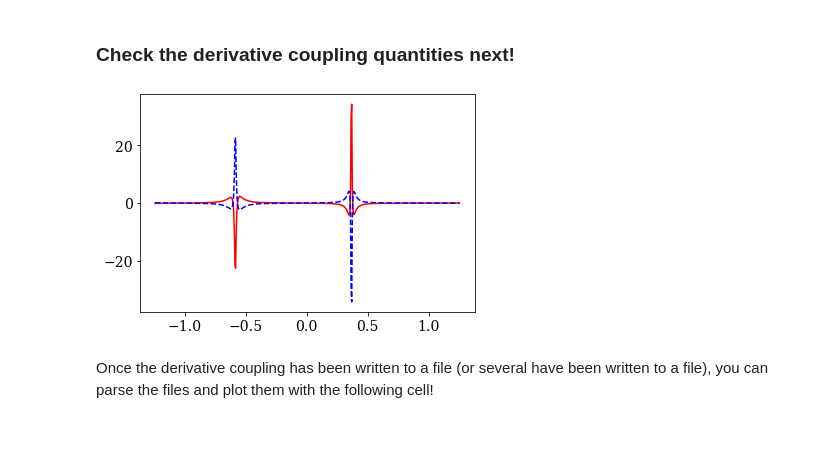
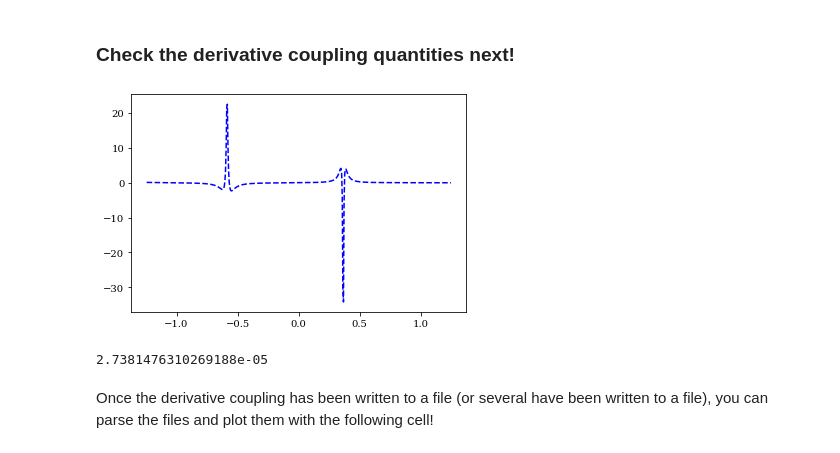
Before and after one commit to FoleyLab/PyCQED, a Jupyter notebook: Plot_PES.ipynb, the cells around one changed output. Saved outputs shown, nothing was run; the diff lists cells and outputs as text; code cells hidden in the pictures.

```diff
--- a/Plot_PES.ipynb
+++ b/Plot_PES.ipynb
@@ -141,18 +135,21 @@ plt.show()
 # %%
 dc = np.loadtxt(dc_fn,dtype=complex)
 spline_axis = np.real(dc[:,0])
 
 re_dc_23_spline = InterpolatedUnivariateSpline(spline_axis, np.real(dc[:,1]), k=3)
 im_dc_23_spline = InterpolatedUnivariateSpline(spline_axis, np.imag(dc[:,1]), k=3)
 
 re_dc_32_spline = InterpolatedUnivariateSpline(spline_axis, np.real(dc[:,2]), k=3)
 im_dc_32_spline = InterpolatedUnivariateSpline(spline_axis, np.imag(dc[:,2]), k=3)
 
-plt.plot(spline_axis, re_dc_23_spline(spline_axis), 'red')
+#plt.plot(spline_axis, im_dc_23_spline(spline_axis), 'red')
 plt.plot(spline_axis, re_dc_32_spline(spline_axis), 'b--')
 plt.show()
+polt.Initialize_Phase_Space()
+print(polt.V)
 # %% [output]
-[figure, old version]
+[figure, new version]
+2.7381476310269188e-05
 # %% [markdown]
 Once the derivative coupling has been written to a file (or several have been written to a file), you can parse the files and plot them with the following cell!
 # %%
```
Also changed, not shown: parts of 6 cells of this notebook, 3 other files.
